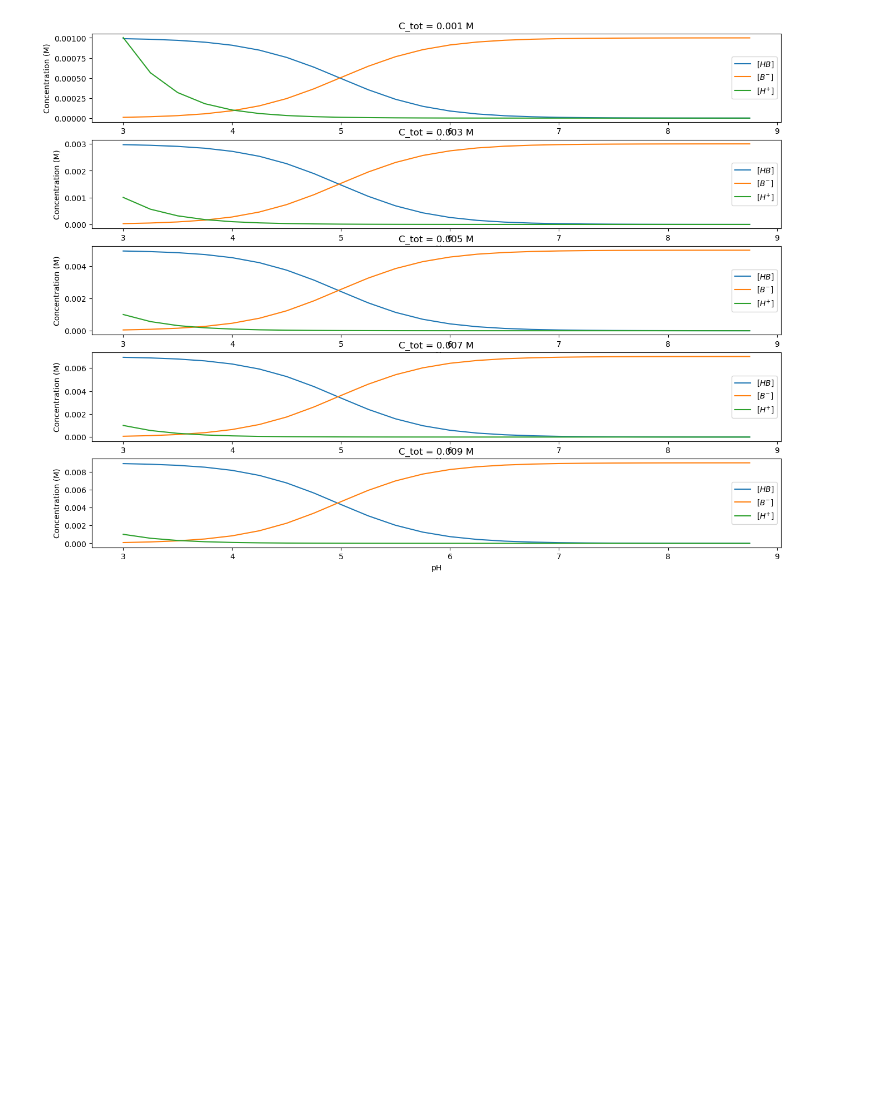
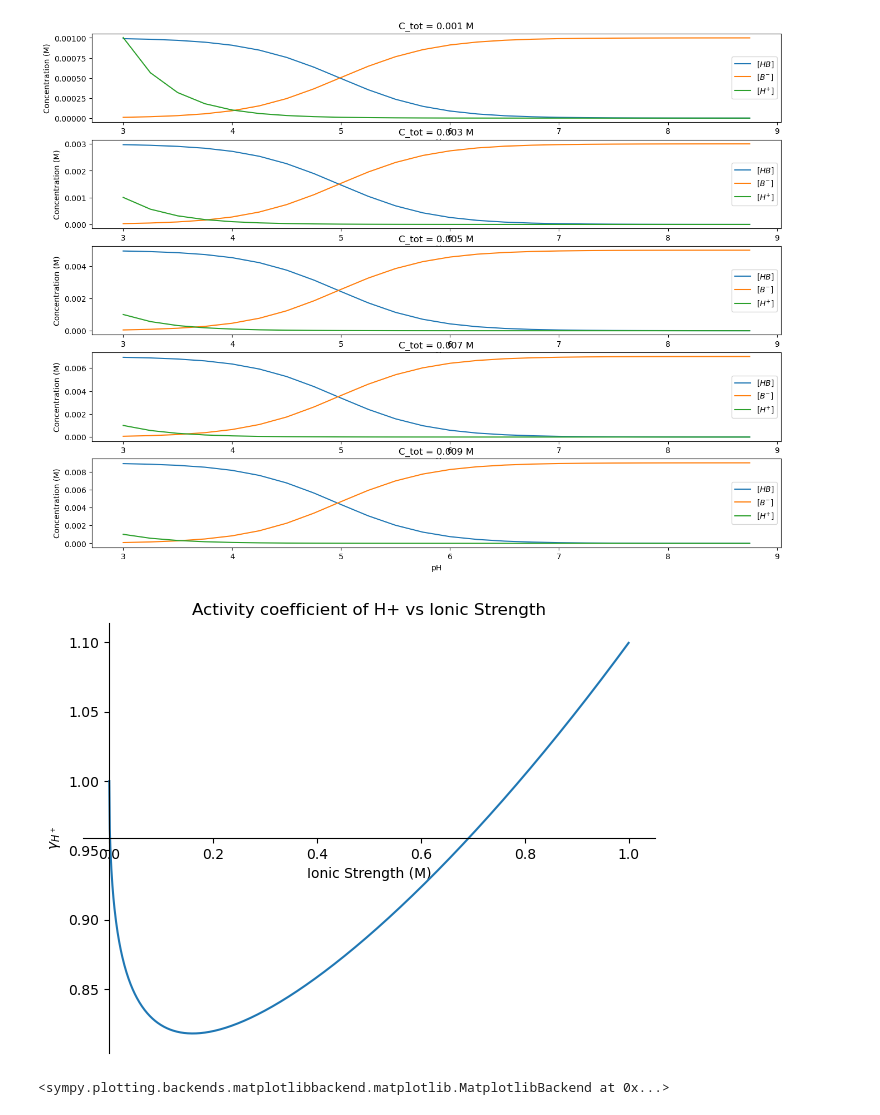
Before and after one commit to EugeneMaz/acid-base, a Jupyter notebook: buffer-equilibrium.ipynb, the cells around one changed output. Drawn from its saved outputs; the diff is of its cells as text; code cells hidden in the pictures; blank space fills up the shorter version.

```diff
--- a/buffer-equilibrium.ipynb
+++ b/buffer-equilibrium.ipynb
@@ -371,3 +236,9 @@ res
 res = buffer.solve_range(C_tot=[0.001, 0.01, 0.002], pH0 = [3, 9, 0.25])
 # %% [output]
 [figure]
+# %%
+y_H_expr = 10**(-0.5115*1*((sqrt(I) / (1+3.2914*0.478*sqrt(I)))) + 0.24*I)
+plot(y_H_expr, (I, 0, 1), title="Activity coefficient of H+ vs Ionic Strength", ylabel=r"$\gamma_{H^+}$", xlabel="Ionic Strength (M)")
+# %% [output]
+[figure, added]
+<sympy.plotting.backends.matplotlibbackend.matplotlib.MatplotlibBackend at 0x...>
```
Also changed, not shown: parts of 5 cells of this notebook.
